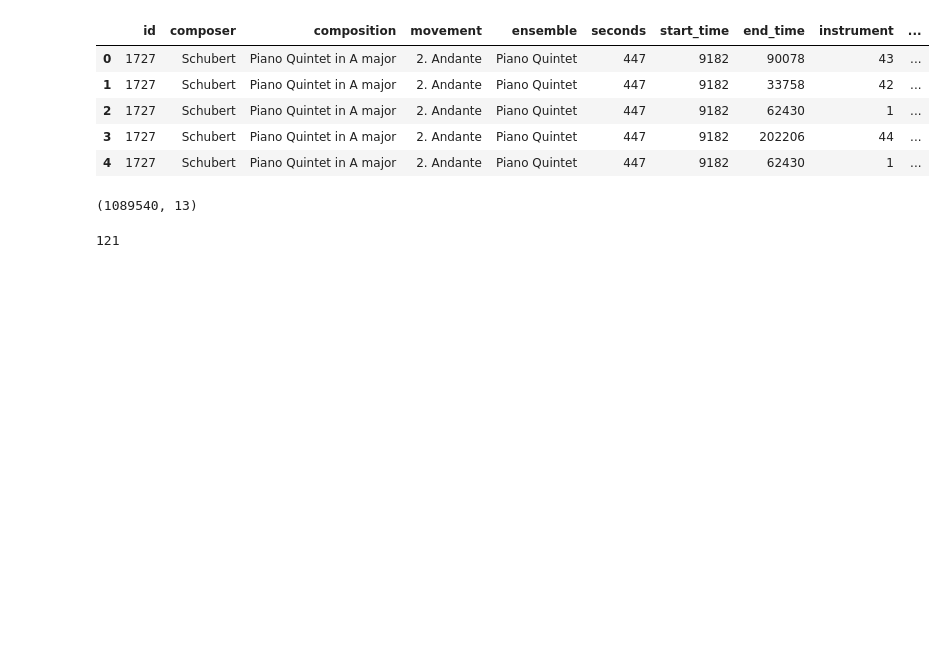
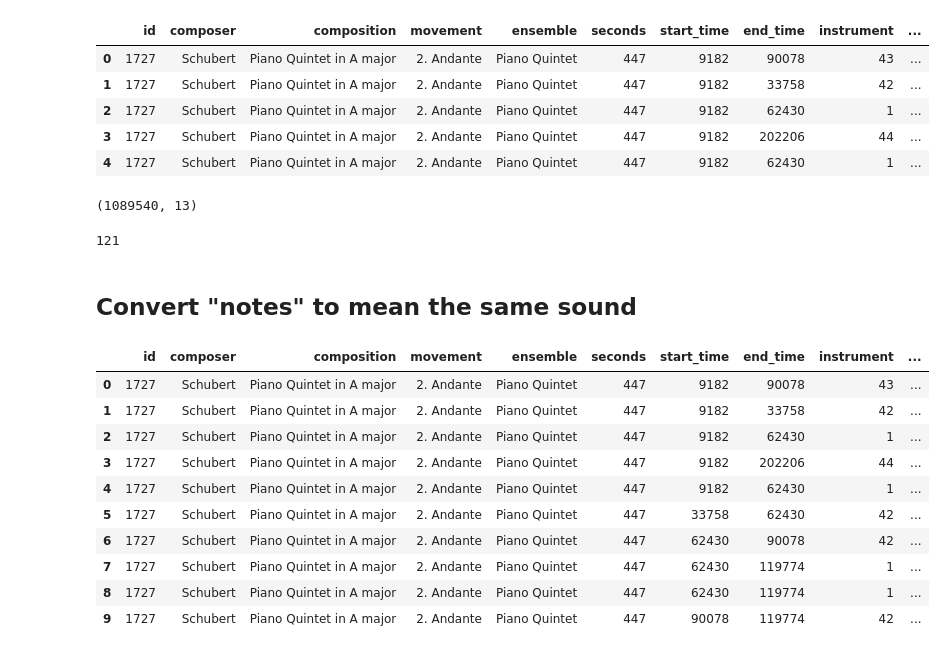
Before and after one commit to Higashiguchi-Rinhi/infovis-notebooks, a Jupyter notebook: final_project/project.ipynb, the cells around one changed output. Drawn from its saved outputs; the diff is of its cells as text; code cells hidden in the pictures; blank space fills up the shorter version.

```diff
--- a/final_project/project.ipynb
+++ b/final_project/project.ipynb
@@ -268,3 +290,28 @@ comp_count = entire_data['composition'].unique()
 comp_count.size
 # %% [output]
 121
+# %% [markdown]
+## Convert "notes" to mean the same sound
+# %%
+note_names = ['C', 'C#', 'D', 'D#', 'E', 'F', 'F#', 'G', 'G#', 'A', 'A#', 'B']
+
+def note_to_name(note_number):
+    note = note_number % 12  # Note within an octave
+    # octave = note_number // 12 - 1  # MIDI starts octave numbering at -1
+    # return f"{note_names[note]}{octave}"
+    return f"{note_names[note]}"
+
+entire_data["note_name"] = entire_data["note"].apply(note_to_name)
+entire_data.head(10)
+# %% [output]
+|  | id | composer | composition | movement | ensemble | seconds | start_time | end_time | instrument | ... |
+| 0 | 1727 | Schubert | Piano Quintet in A major | 2. Andante | Piano Quintet | 447 | 9182 | 90078 | 43 | ... |
+| 1 | 1727 | Schubert | Piano Quintet in A major | 2. Andante | Piano Quintet | 447 | 9182 | 33758 | 42 | ... |
+| 2 | 1727 | Schubert | Piano Quintet in A major | 2. Andante | Piano Quintet | 447 | 9182 | 62430 | 1 | ... |
+| 3 | 1727 | Schubert | Piano Quintet in A major | 2. Andante | Piano Quintet | 447 | 9182 | 202206 | 44 | ... |
+| 4 | 1727 | Schubert | Piano Quintet in A major | 2. Andante | Piano Quintet | 447 | 9182 | 62430 | 1 | ... |
+| 5 | 1727 | Schubert | Piano Quintet in A major | 2. Andante | Piano Quintet | 447 | 33758 | 62430 | 42 | ... |
+| 6 | 1727 | Schubert | Piano Quintet in A major | 2. Andante | Piano Quintet | 447 | 62430 | 90078 | 42 | ... |
+| 7 | 1727 | Schubert | Piano Quintet in A major | 2. Andante | Piano Quintet | 447 | 62430 | 119774 | 1 | ... |
+| 8 | 1727 | Schubert | Piano Quintet in A major | 2. Andante | Piano Quintet | 447 | 62430 | 119774 | 1 | ... |
+| 9 | 1727 | Schubert | Piano Quintet in A major | 2. Andante | Piano Quintet | 447 | 90078 | 119774 | 42 | ... |
```
Also changed, not shown: parts of 25 cells of this notebook, 1 other file.
